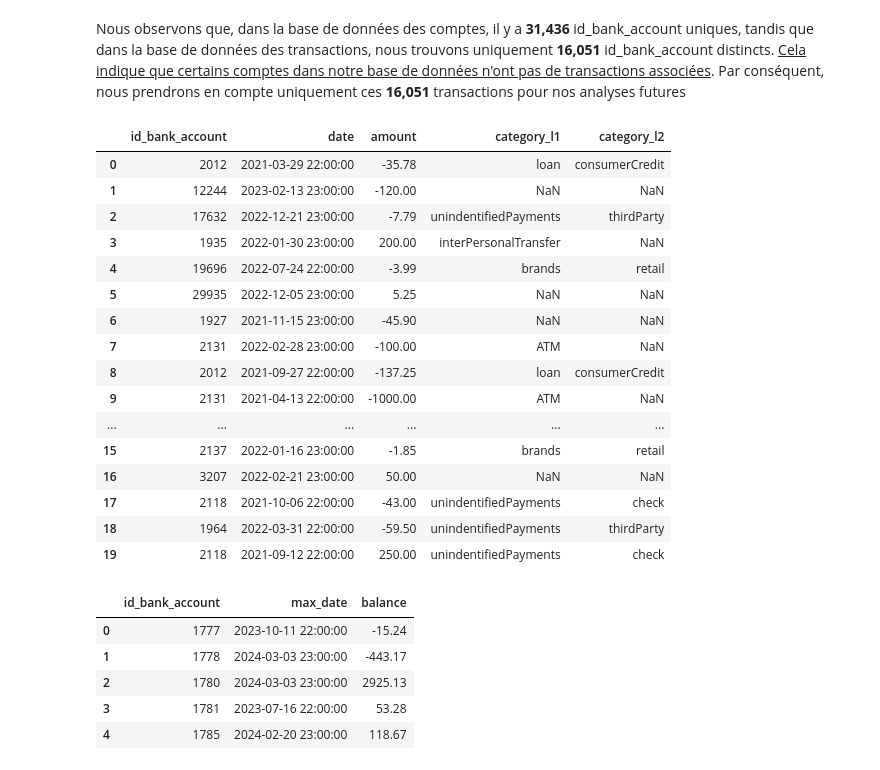
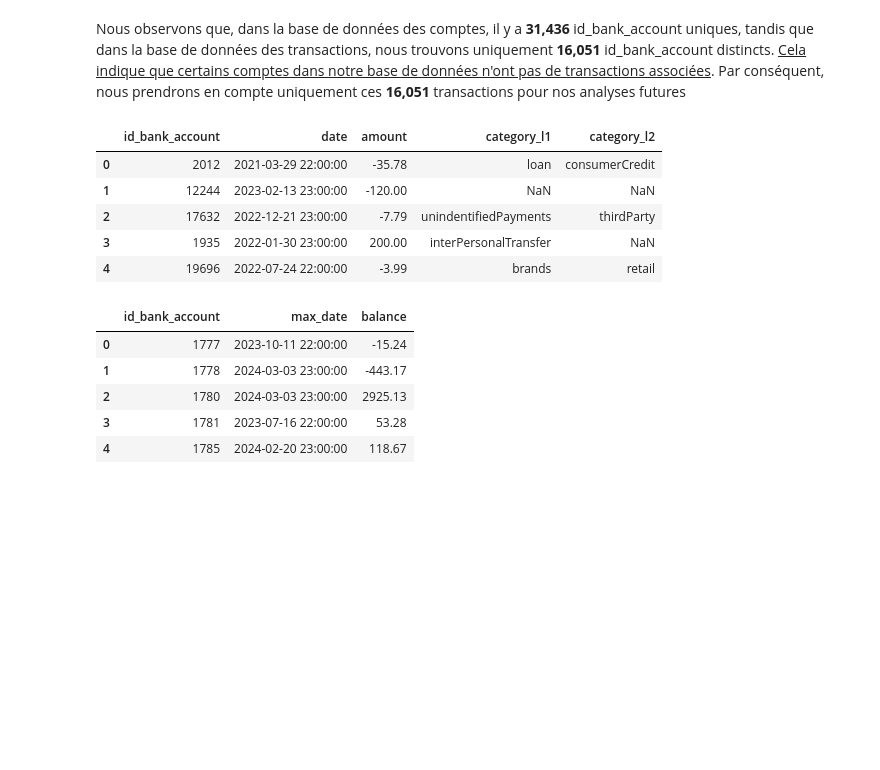
Before and after one commit to rouaabl/Projet-construction-d-un-score-d-octroi, a Jupyter notebook: CLEAN.ipynb, the cells around one changed output. Drawn from its saved outputs; the diff is of its cells as text; code cells hidden in the pictures; blank space fills up the shorter version.

```diff
--- a/CLEAN.ipynb
+++ b/CLEAN.ipynb
@@ -55,25 +55,14 @@ Nombre d'id_bank_account uniques dans la base transactions  : 16051
 # %% [markdown]
 Nous observons que, dans la base de données des comptes, il y a **31,436** id_bank_account uniques, tandis que dans la base de données des transactions, nous trouvons uniquement **16,051** id_bank_account distincts. <u>Cela indique que certains comptes dans notre base de données n'ont pas de transactions associées</u>. Par conséquent, nous prendrons en compte uniquement ces **16,051** transactions pour nos analyses futures
 # %%
-trans.head(20)
+trans.head(5)
 # %% [output]
 |  | id_bank_account | date | amount | category_l1 | category_l2 |
 | 0 | 2012 | 2021-03-29 22:00:00 | -35.78 | loan | consumerCredit |
 | 1 | 12244 | 2023-02-13 23:00:00 | -120.00 | NaN | NaN |
 | 2 | 17632 | 2022-12-21 23:00:00 | -7.79 | unindentifiedPayments | thirdParty |
 | 3 | 1935 | 2022-01-30 23:00:00 | 200.00 | interPersonalTransfer | NaN |
 | 4 | 19696 | 2022-07-24 22:00:00 | -3.99 | brands | retail |
-| 5 | 29935 | 2022-12-05 23:00:00 | 5.25 | NaN | NaN |
-| 6 | 1927 | 2021-11-15 23:00:00 | -45.90 | NaN | NaN |
-| 7 | 2131 | 2022-02-28 23:00:00 | -100.00 | ATM | NaN |
-| 8 | 2012 | 2021-09-27 22:00:00 | -137.25 | loan | consumerCredit |
-| 9 | 2131 | 2021-04-13 22:00:00 | -1000.00 | ATM | NaN |
-| ... | ... | ... | ... | ... | ... |
-| 15 | 2137 | 2022-01-16 23:00:00 | -1.85 | brands | retail |
-| 16 | 3207 | 2022-02-21 23:00:00 | 50.00 | NaN | NaN |
-| 17 | 2118 | 2021-10-06 22:00:00 | -43.00 | unindentifiedPayments | check |
-| 18 | 1964 | 2022-03-31 22:00:00 | -59.50 | unindentifiedPayments | thirdParty |
-| 19 | 2118 | 2021-09-12 22:00:00 | 250.00 | unindentifiedPayments | check |
 # %%
 acc.head()
 # %% [output]
```
Also changed, not shown: parts of 10 cells of this notebook.
